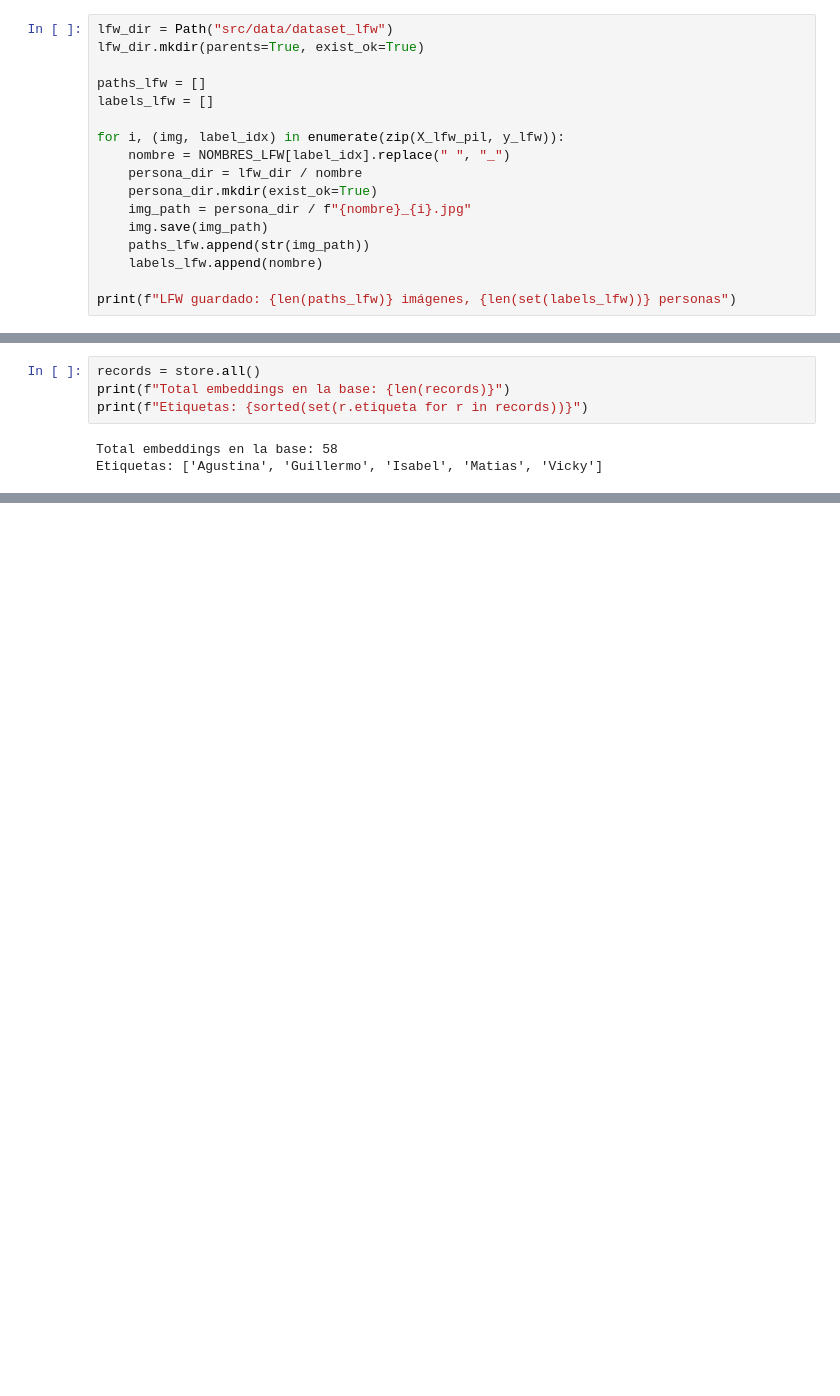
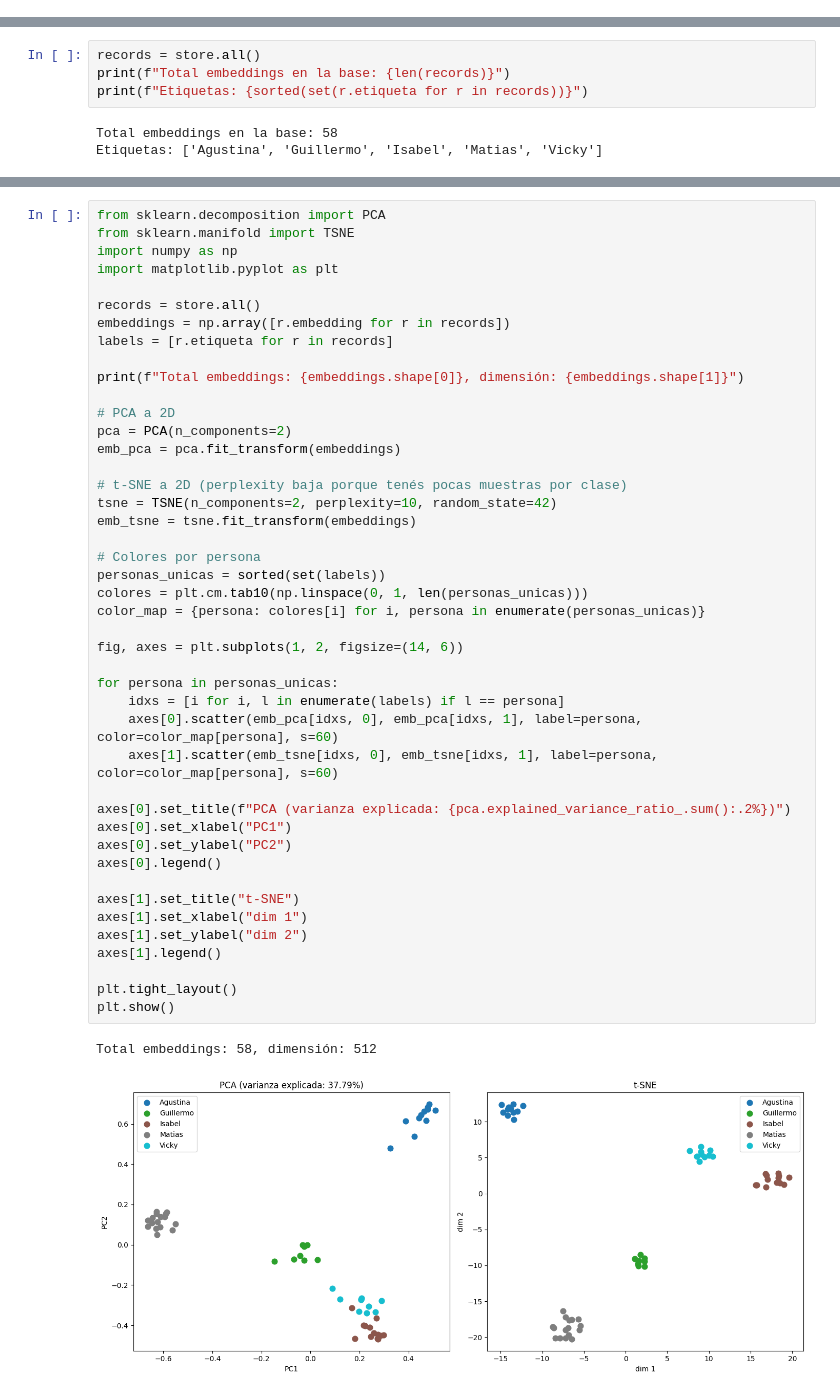
Before and after one commit to EzequielMatiasArevalo/tuia-face-recognition-app, a Jupyter notebook: train.ipynb, the cells around one changed output, grey strips where cells are left out. Drawn from its saved outputs; the diff is of its cells as text; blank space fills up the shorter version.

Commit message:
elimino dataset lfw, agrego visualización de embeddings

```diff
--- a/train.ipynb
+++ b/train.ipynb
@@ -75,17 +16,0 @@ LFW reducido: 105 imágenes, 7 personas
-# %%
-lfw_dir = Path("src/data/dataset_lfw")
-lfw_dir.mkdir(parents=True, exist_ok=True)
-
-paths_lfw = []
-labels_lfw = []
-
-for i, (img, label_idx) in enumerate(zip(X_lfw_pil, y_lfw)):
-    nombre = NOMBRES_LFW[label_idx].replace(" ", "_")
-    persona_dir = lfw_dir / nombre
-    persona_dir.mkdir(exist_ok=True)
-    img_path = persona_dir / f"{nombre}_{i}.jpg"
-    img.save(img_path)
-    paths_lfw.append(str(img_path))
-    labels_lfw.append(nombre)
-
-print(f"LFW guardado: {len(paths_lfw)} imágenes, {len(set(labels_lfw))} personas")
@@ -227,0 +205,47 @@ Etiquetas: ['Agustina', 'Guillermo', 'Isabel', 'Matias', 'Vicky']
+# %%
+from sklearn.decomposition import PCA
+from sklearn.manifold import TSNE
+import numpy as np
+import matplotlib.pyplot as plt
+
+records = store.all()
+embeddings = np.array([r.embedding for r in records])
+labels = [r.etiqueta for r in records]
+
+print(f"Total embeddings: {embeddings.shape[0]}, dimensión: {embeddings.shape[1]}")
+
+# PCA a 2D
+pca = PCA(n_components=2)
+emb_pca = pca.fit_transform(embeddings)
+
+# t-SNE a 2D (perplexity baja porque tenés pocas muestras por clase)
+tsne = TSNE(n_components=2, perplexity=10, random_state=42)
+emb_tsne = tsne.fit_transform(embeddings)
+
+# Colores por persona
+personas_unicas = sorted(set(labels))
+colores = plt.cm.tab10(np.linspace(0, 1, len(personas_unicas)))
+color_map = {persona: colores[i] for i, persona in enumerate(personas_unicas)}
+
+fig, axes = plt.subplots(1, 2, figsize=(14, 6))
+
+for persona in personas_unicas:
+    idxs = [i for i, l in enumerate(labels) if l == persona]
+    axes[0].scatter(emb_pca[idxs, 0], emb_pca[idxs, 1], label=persona, color=color_map[persona], s=60)
+    axes[1].scatter(emb_tsne[idxs, 0], emb_tsne[idxs, 1], label=persona, color=color_map[persona], s=60)
+
+axes[0].set_title(f"PCA (varianza explicada: {pca.explained_variance_ratio_.sum():.2%})")
+axes[0].set_xlabel("PC1")
+axes[0].set_ylabel("PC2")
+axes[0].legend()
+
+axes[1].set_title("t-SNE")
+axes[1].set_xlabel("dim 1")
+axes[1].set_ylabel("dim 2")
+axes[1].legend()
+
+plt.tight_layout()
+plt.show()
+# %% [output]
+Total embeddings: 58, dimensión: 512
+[figure, added]
```
Also changed, not shown: parts of 9 cells of this notebook, 1 other file.
